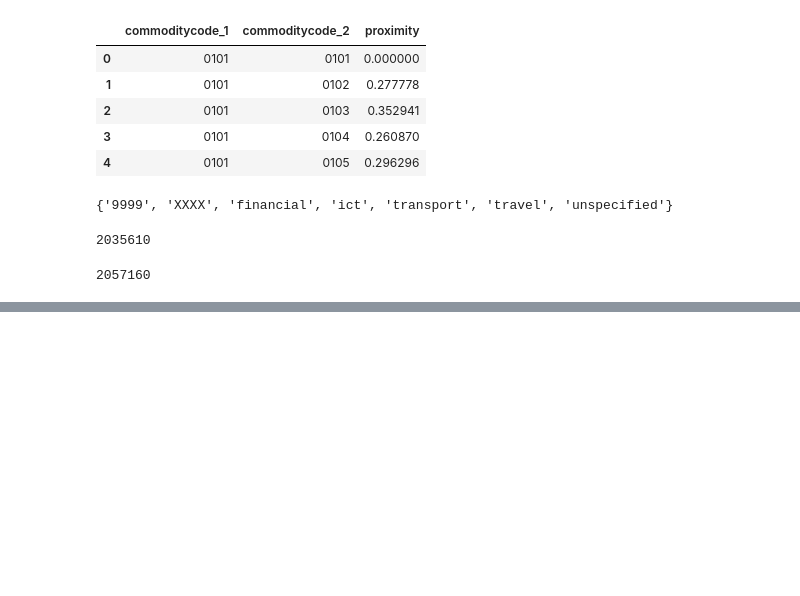
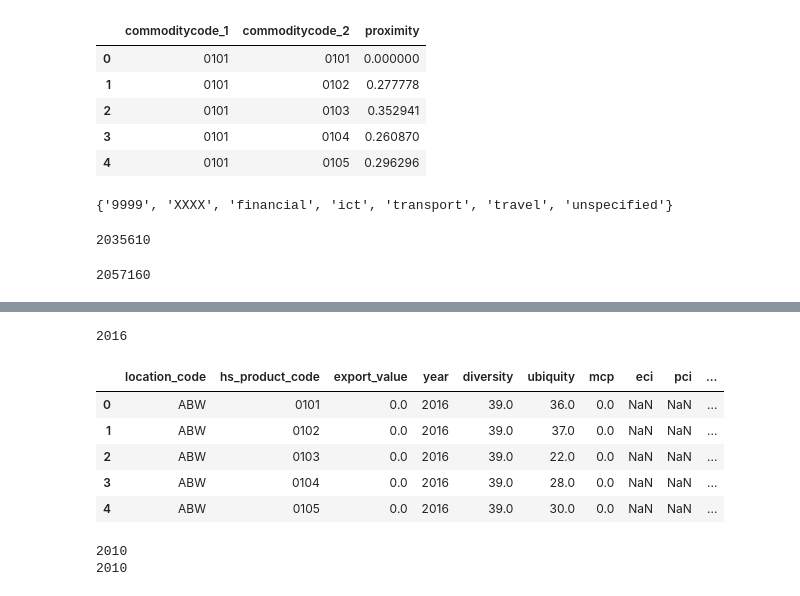
Before and after one commit to shreyasgm/gl_complexity_review, a Jupyter notebook: proj/review_session_complexity_part2.ipynb, the cells around one changed output, grey strips where cells are left out. Drawn from its saved outputs; the diff is of its cells as text; code cells hidden in the pictures; blank space fills up the shorter version.

```diff
--- a/proj/review_session_complexity_part2.ipynb
+++ b/proj/review_session_complexity_part2.ipynb
@@ -56,12 +79,15 @@ Using minimum conditional probability method for calculating proximity
 $$\phi_{pp'} = \frac{\sum_c M_{cp} M_{cp'}}{max(U_p, U_p')}$$
 
 $$d_{cp} = \frac{\sum_c M_{cp'}\phi_{pp'}}{\sum_p \phi_{pp'}}$$
+# %%
+# Set start year to simplify analyses
+start_year = 2010
 # %%
 # Download HS-4 trade data
 data_url = f"https://intl-atlas-downloads.s3.amazonaws.com/country_hsproduct4digit_year.csv.zip"
 trade = pd.read_csv(data_url, compression="zip", low_memory=False)
 # Select years to include
-trade = trade[trade.year >=2010]
+trade = trade[trade.year >= start_year]
 trade.head()
 # %% [output]
 |  | year | export_value | import_value | export_rca | cog | distance | hs_eci | hs_coi | sitc_eci | ... |
@@ -144,0 +175,20 @@ trade_complexity.head()
+# %%
+# Get WDI data
+wdi = wbdata.get_dataframe(
+    indicators={
+        "NY.GDP.PCAP.CD": "gdp_pc",
+        "SP.POP.TOTL": "population",
+        "NY.GDP.MKTP.CD": "gdp",
+    },
+    country="all",
+    data_date=(pd.to_datetime(str(start_year)), pd.to_datetime("2020")),
+    convert_date=True,
+).reset_index()
+# Add country iso
+countries = pd.DataFrame(wbdata.get_country())[["id", "name"]].rename(
+    columns={"id": "location_code", "name": "country"}
+)
+wdi = wdi.merge(countries, on="country").rename(columns={"date": "year"})
+# Convert year to int
+wdi["year"] = wdi["year"].dt.year
+wdi.head()
@@ -144,0 +202,4 @@ trade_complexity.head()
+# %%
+# Pre-process population for RPOP
+pop_df = fillin(wdi[["year", "location_code", "population"]], ["year", "location_code"])
+pop_df.head()
@@ -144,0 +213,19 @@ trade_complexity.head()
+# %%
+# Calculate rpop or RpCA
+trade_complexity_rpop = ecomplexity(
+    trade.loc[trade.year == trade.year.max(), list(trade_cols.values())],
+    trade_cols,
+    presence_test="rpop",
+    rpop_mcp_threshold=1,
+    pop=pop_df,
+    verbose=True,
+)
+trade_complexity_rpop.head()
+# %% [output]
+2016
+|  | location_code | hs_product_code | export_value | year | diversity | ubiquity | mcp | eci | pci | ... |
+| 0 | ABW | 0101 | 0.0 | 2016 | 39.0 | 36.0 | 0.0 | NaN | NaN | ... |
+| 1 | ABW | 0102 | 0.0 | 2016 | 39.0 | 37.0 | 0.0 | NaN | NaN | ... |
+| 2 | ABW | 0103 | 0.0 | 2016 | 39.0 | 22.0 | 0.0 | NaN | NaN | ... |
+| 3 | ABW | 0104 | 0.0 | 2016 | 39.0 | 28.0 | 0.0 | NaN | NaN | ... |
+| 4 | ABW | 0105 | 0.0 | 2016 | 39.0 | 30.0 | 0.0 | NaN | NaN | ... |
@@ -144,0 +236,18 @@ trade_complexity.head()
+# %%
+# Custom proximities if needed
+prod_prox = proximity(
+    trade.loc[trade.year == base_year, list(trade_cols.values())],
+    cols_input=trade_cols,
+)
+country_prox = proximity(
+    trade.loc[trade.year == base_year, list(trade_cols.values())],
+    cols_input={
+        "time": "year",
+        "loc": "hs_product_code",
+        "prod": "location_code",
+        "val": "export_value",
+    },
+)
+# %% [output]
+2010
+2010
```
Also changed, not shown: parts of 18 cells of this notebook, 1 other file.
